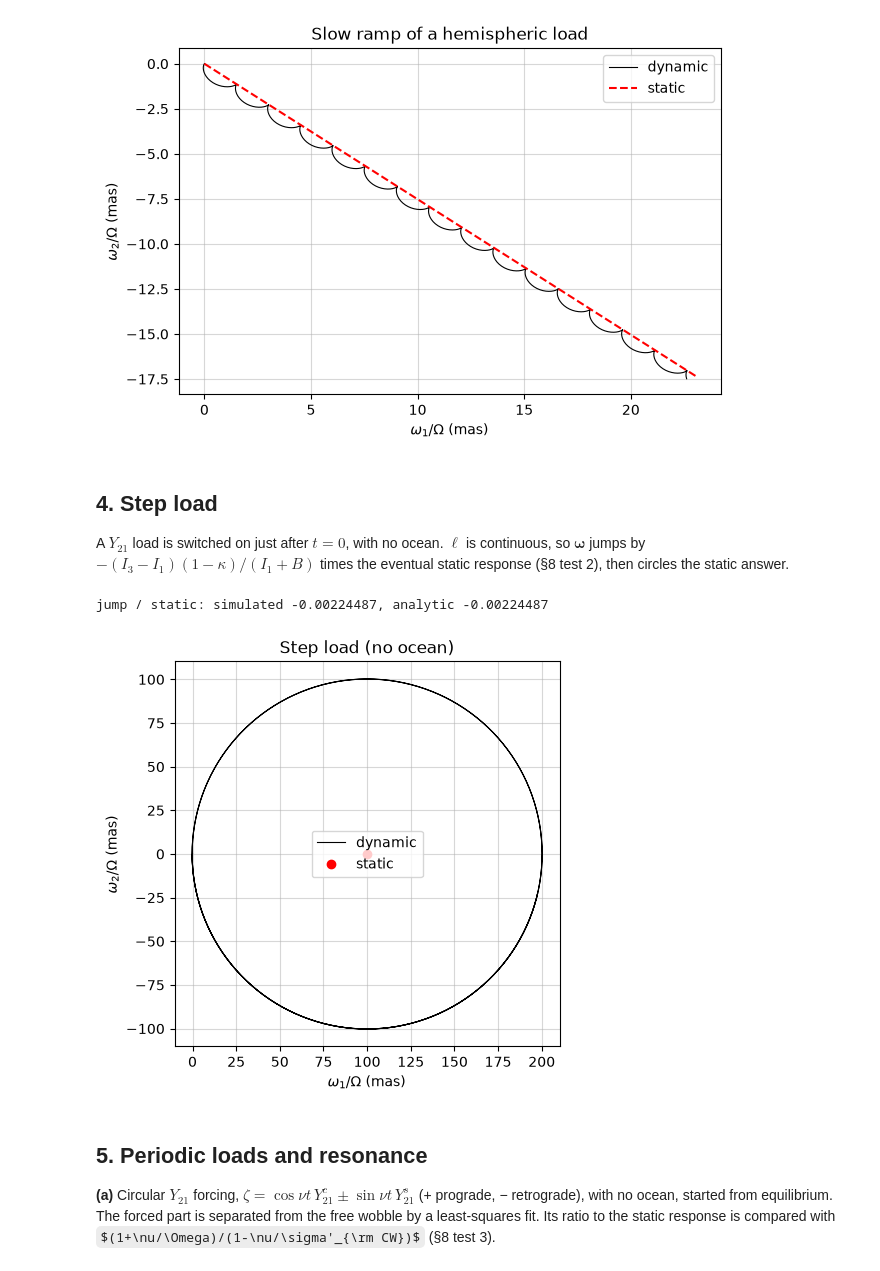
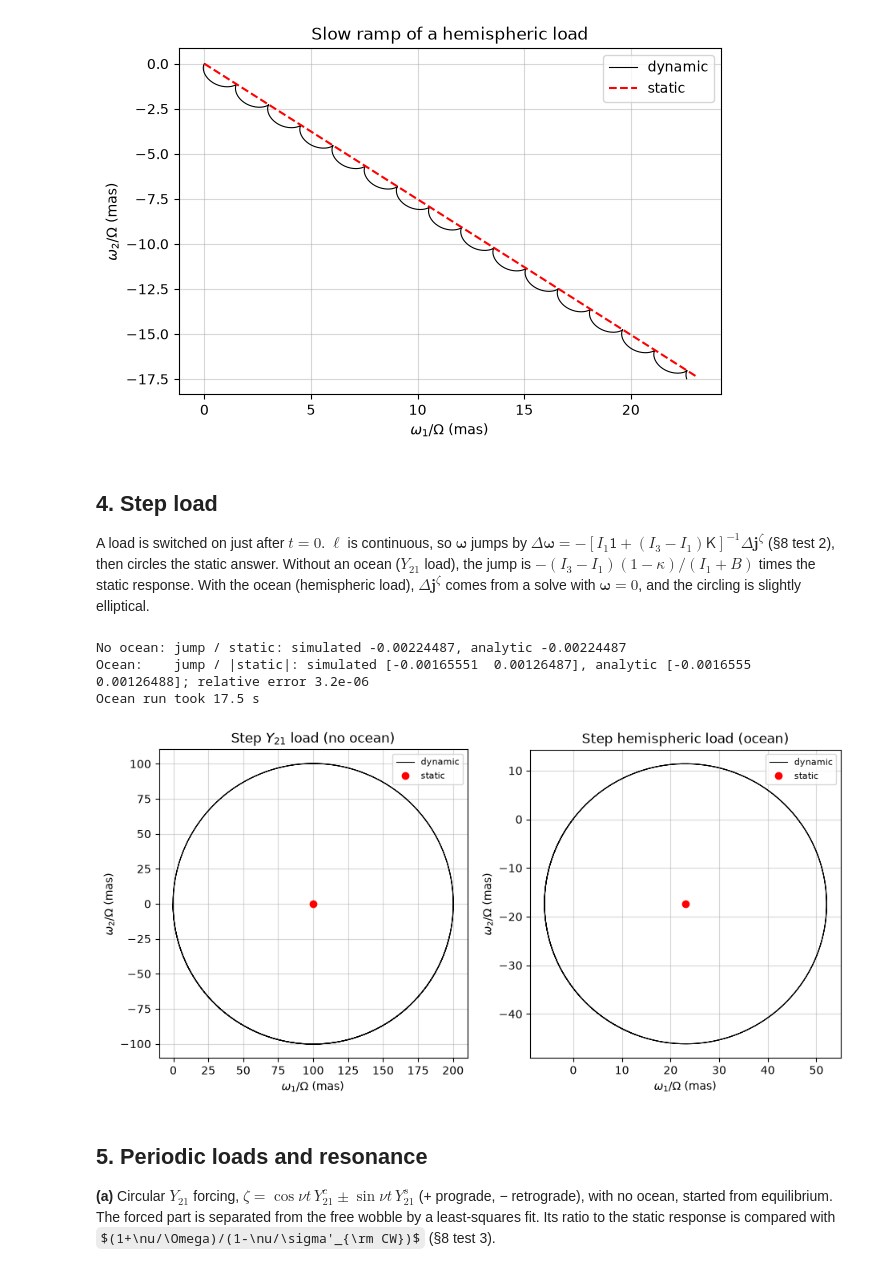
Before and after one commit to danielheathcote/rotation, a Jupyter notebook: code/rotation_jdot_examples.ipynb, the cells around one changed output. Saved outputs shown, nothing was run; the diff lists cells and outputs as text; code cells hidden in the pictures; some formulas as TeX source.

Commit message:
Implemented dynamic rotation solver; did some examples

```diff
--- a/code/rotation_jdot_examples.ipynb
+++ b/code/rotation_jdot_examples.ipynb
@@ -280,35 +280,74 @@ plt.show()
 # %% [markdown]
 ## 4. Step load
 
-A $Y_{21}$ load is switched on just after $t=0$, with no ocean. $\boldsymbol\ell$ is continuous, so $\boldsymbol\omega$ jumps by
-$-(I_3-I_1)(1-\kappa)/(I_1+B)$ times the eventual static response (§8 test 2), then circles the static answer.
+A load is switched on just after $t=0$. $\boldsymbol\ell$ is continuous, so $\boldsymbol\omega$ jumps by
+$\Delta\boldsymbol\omega=-[I_1\mathsf 1+(I_3-I_1)\mathsf K]^{-1}\Delta\mathbf j^\zeta$ (§8 test 2), then circles the static answer.
+Without an ocean ($Y_{21}$ load), the jump is $-(I_3-I_1)(1-\kappa)/(I_1+B)$ times the static response. With the ocean
+(hemispheric load), $\Delta\mathbf j^\zeta$ comes from a solve with $\boldsymbol\omega=0$, and the circling is slightly elliptical.
 # %%
+#=======================================================================
+# Without an ocean: Y21 load
+#=======================================================================
+
 step_on = lambda t: y21c_load if t > 0 else zero_load
 static_y21 = rj.solve_step(state, constants, y21c_load, mode="static", ocean=False)
 
 # A tiny first step gives the jump
 jump_run = rj.march(state, constants, step_on, 1e-3, 3, ocean=False, rtol=1e-14)
 jump_ratio = jump_run["omega"][1, 0] / static_y21["omega"][0]
-print(f"jump / static: simulated {jump_ratio:.8f}, analytic {rc.step_jump_ratio(constants):.8f}")
+print(f"No ocean: jump / static: simulated {jump_ratio:.8f}, analytic {rc.step_jump_ratio(constants):.8f}")
 
 # Then the motion over three years
 step_run = rj.march(state, constants, step_on, 1.0, int(3 * year) + 1, ocean=False, rtol=rtol)
 
-fig, ax = plt.subplots(figsize=(5.5, 5))
-pole_step = rj.omega_to_mas(step_run["omega"], constants)
-pole_static_step = rj.omega_to_mas(static_y21["omega"], constants)
-ax.plot(pole_step[:, 0], pole_step[:, 1], "k", lw=0.8, label="dynamic")
-ax.plot(*pole_static_step, "ro", label="static")
-ax.set_xlabel(r"$\omega_1/\Omega$ (mas)")
-ax.set_ylabel(r"$\omega_2/\Omega$ (mas)")
-ax.set_aspect("equal")
-ax.set_title("Step load (no ocean)")
-ax.legend()
-ax.grid(True, alpha=0.5)
+#=======================================================================
+# With the ocean: hemispheric load
+#=======================================================================
+
+step_on_nh = lambda t: nh_load if t > 0 else zero_load
+
+# Delta j^zeta: the load with the ocean responding and omega = 0
+no_rotation_nh = rj.solve_step(state, constants, nh_load, mode="fixed", omega_fixed=np.zeros(2), rtol=1e-12)
+jump_analytic_nh = -np.linalg.solve(
+    constants["i1"] * np.eye(2) + constants["di"] * k_ocean,
+    no_rotation_nh["j"],
+)
+
+# A very small first step, so the O(s Omega) rotation within the step is negligible
+jump_run_nh = rj.march(state, constants, step_on_nh, 1e-6, 2, rtol=1e-12)
+jump_error = np.linalg.norm(jump_run_nh["omega"][1] - jump_analytic_nh) / np.linalg.norm(jump_analytic_nh)
+print(f"Ocean:    jump / |static|: simulated {jump_run_nh['omega'][1] / np.linalg.norm(static_nh['omega'])}, "
+      f"analytic {jump_analytic_nh / np.linalg.norm(static_nh['omega'])}; relative error {jump_error:.1e}")
+
+start_time = time.time()
+step_run_nh = rj.march(state, constants, step_on_nh, 1.0, int(3 * year) + 1, rtol=rtol)
+print(f"Ocean run took {time.time() - start_time:.1f} s")
+
+#=======================================================================
+# Polar paths
+#=======================================================================
+
+fig, axes = plt.subplots(1, 2, figsize=(11, 5))
+for ax, run, static, title in [
+    (axes[0], step_run, static_y21, r"Step $Y_{21}$ load (no ocean)"),
+    (axes[1], step_run_nh, static_nh, "Step hemispheric load (ocean)"),
+]:
+    pole_step = rj.omega_to_mas(run["omega"], constants)
+    pole_static_step = rj.omega_to_mas(static["omega"], constants)
+    ax.plot(pole_step[:, 0], pole_step[:, 1], "k", lw=0.8, label="dynamic")
+    ax.plot(*pole_static_step, "ro", label="static")
+    ax.set_xlabel(r"$\omega_1/\Omega$ (mas)")
+    ax.set_ylabel(r"$\omega_2/\Omega$ (mas)")
+    ax.set_aspect("equal")
+    ax.set_title(title)
+    ax.legend(loc="upper right", fontsize=8)
+    ax.grid(True, alpha=0.5)
 plt.show()
 # %% [output]
-jump / static: simulated -0.00224487, analytic -0.00224487
+No ocean: jump / static: simulated -0.00224487, analytic -0.00224487
+Ocean:    jump / |static|: simulated [-0.00165551  0.00126487], analytic [-0.0016555   0.00126488]; relative error 3.2e-06
+Ocean run took 17.5 s
-[figure, old version]
+[figure, new version]
 # %% [markdown]
 ## 5. Periodic loads and resonance
 
```
Also changed, not shown: parts of 3 cells of this notebook, 8 other files.
